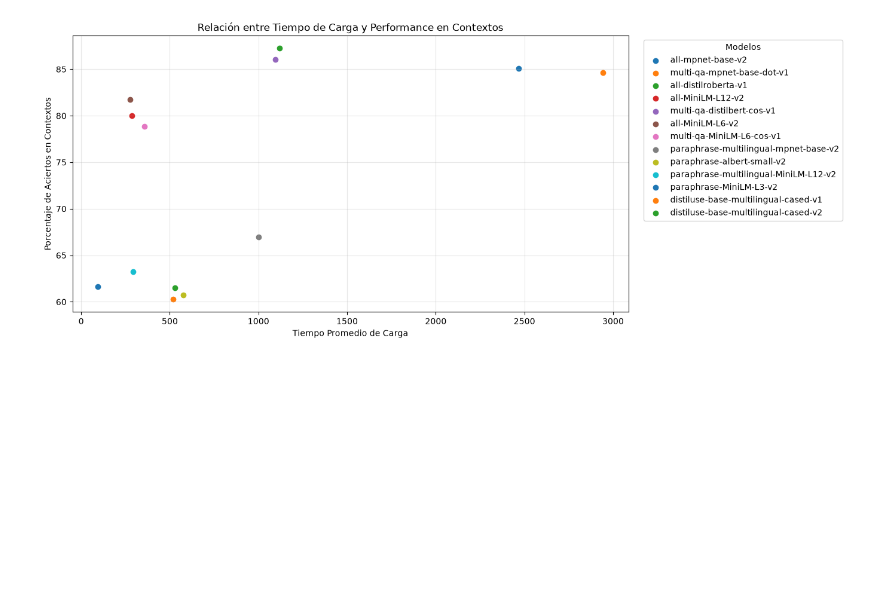
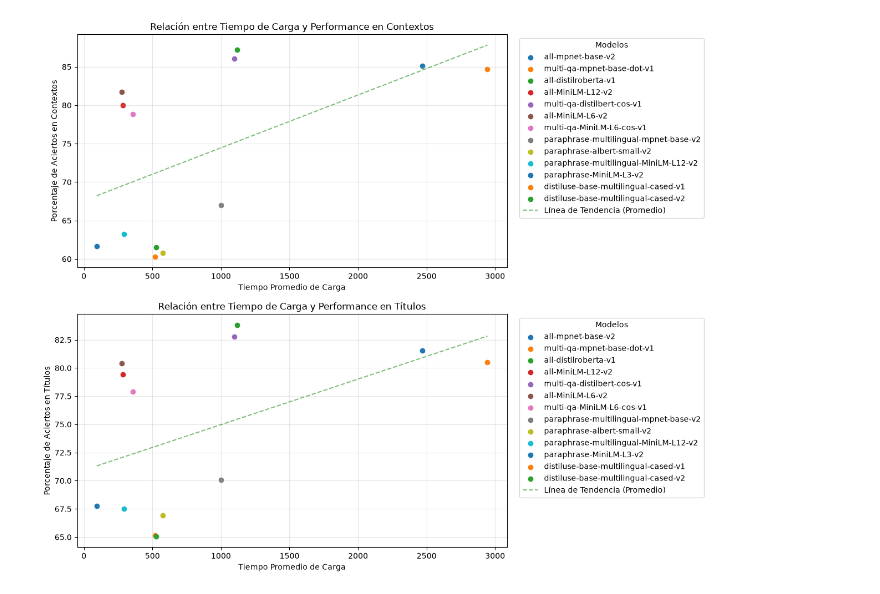
Before and after one commit to IvanGP7/TFG-RAG-VDB, a Jupyter notebook: src/Resulsts/resultados_benchmarks_aciertos.ipynb, the cells around one changed output. Drawn from its saved outputs; the diff is of its cells as text; code cells hidden in the pictures; blank space fills up the shorter version.

```diff
--- a/src/Resulsts/resultados_benchmarks_aciertos.ipynb
+++ b/src/Resulsts/resultados_benchmarks_aciertos.ipynb
@@ -28,16 +63,52 @@ df_tiempos = pd.read_csv(csv_tiempos)
 # %%
 x_tiempo = df_tiempos['func_tiempo_carga']
-y_porcentaje_contextos = df_contextos['Hit_Rate_3'].str.rstrip('%').astype(float)  # Convertir a float después de eliminar el símbolo '%'
+# Convertir a float después de eliminar el símbolo '%'
+y_porcentaje_contextos = df_contextos['Hit_Rate_3'].str.rstrip('%').astype(float)
+y_porcentaje_titulos = df_titulos['Hit_Rate_3'].str.rstrip('%').astype(float)
 modelos = df_contextos['Modelo']
 
-plt.figure(figsize=(12, 6))
+
+fig, axes = plt.subplots(2, 1, figsize=(10, 12))
+
 for i in range(len(modelos)):
-    plt.scatter(x_tiempo[i], y_porcentaje_contextos[i], label=modelos[i])
-plt.xlabel('Tiempo Promedio de Carga')
-plt.ylabel('Porcentaje de Aciertos en Contextos')
-plt.title('Relación entre Tiempo de Carga y Performance en Contextos')
-plt.legend(title='Modelos', bbox_to_anchor=(1.02, 1), loc='upper left')
-plt.grid(True, alpha=0.3)
+    axes[0].scatter(x_tiempo[i], y_porcentaje_contextos[i], label=modelos[i])
+
+# tendencia lineal: y = mx + b
+#   Variables:
+# y: porcentaje de aciertos sobre contextos
+# x: tiempo
+
+#   Coeficientes:
+# b: constante de valor y en un supuesto x=0
+# m: pendiente de la línea
+coeficientes = np.polyfit(x_tiempo, y_porcentaje_contextos, 1) # [m, b]
+polinomio = np.poly1d(coeficientes) # f(x) = mx + b
+x_trend = np.linspace(x_tiempo.min(), x_tiempo.max(), 100)
+
+axes[0].plot(x_trend, polinomio(x_trend), "g--", alpha=0.5, label='Línea de Tendencia (Promedio)')
+
+axes[0].set_xlabel('Tiempo Promedio de Carga')
+axes[0].set_ylabel('Porcentaje de Aciertos en Contextos')
+axes[0].set_title('Relación entre Tiempo de Carga y Performance en Contextos')
+axes[0].legend(title='Modelos', bbox_to_anchor=(1.02, 1), loc='upper left')
+axes[0].grid(True, alpha=0.3)
+
+
+for i in range(len(modelos)):
+    axes[1].scatter(x_tiempo[i], y_porcentaje_titulos[i], label=modelos[i])
+
+coeficientes = np.polyfit(x_tiempo, y_porcentaje_titulos, 1) # [m, b]
+polinomio = np.poly1d(coeficientes) # f(x) = mx + b
+x_trend = np.linspace(x_tiempo.min(), x_tiempo.max(), 100)
+
+axes[1].plot(x_trend, polinomio(x_trend), "g--", alpha=0.5, label='Línea de Tendencia (Promedio)')
+
+axes[1].set_xlabel('Tiempo Promedio de Carga')
+axes[1].set_ylabel('Porcentaje de Aciertos en Títulos')
+axes[1].set_title('Relación entre Tiempo de Carga y Performance en Títulos')
+axes[1].legend(title='Modelos', bbox_to_anchor=(1.02, 1), loc='upper left')
+axes[1].grid(True, alpha=0.3)
+
 plt.show()
 # %% [output]
-[figure, old version]
+[figure, new version]
```
Also changed, not shown: parts of 2 cells of this notebook, 4 other files.
